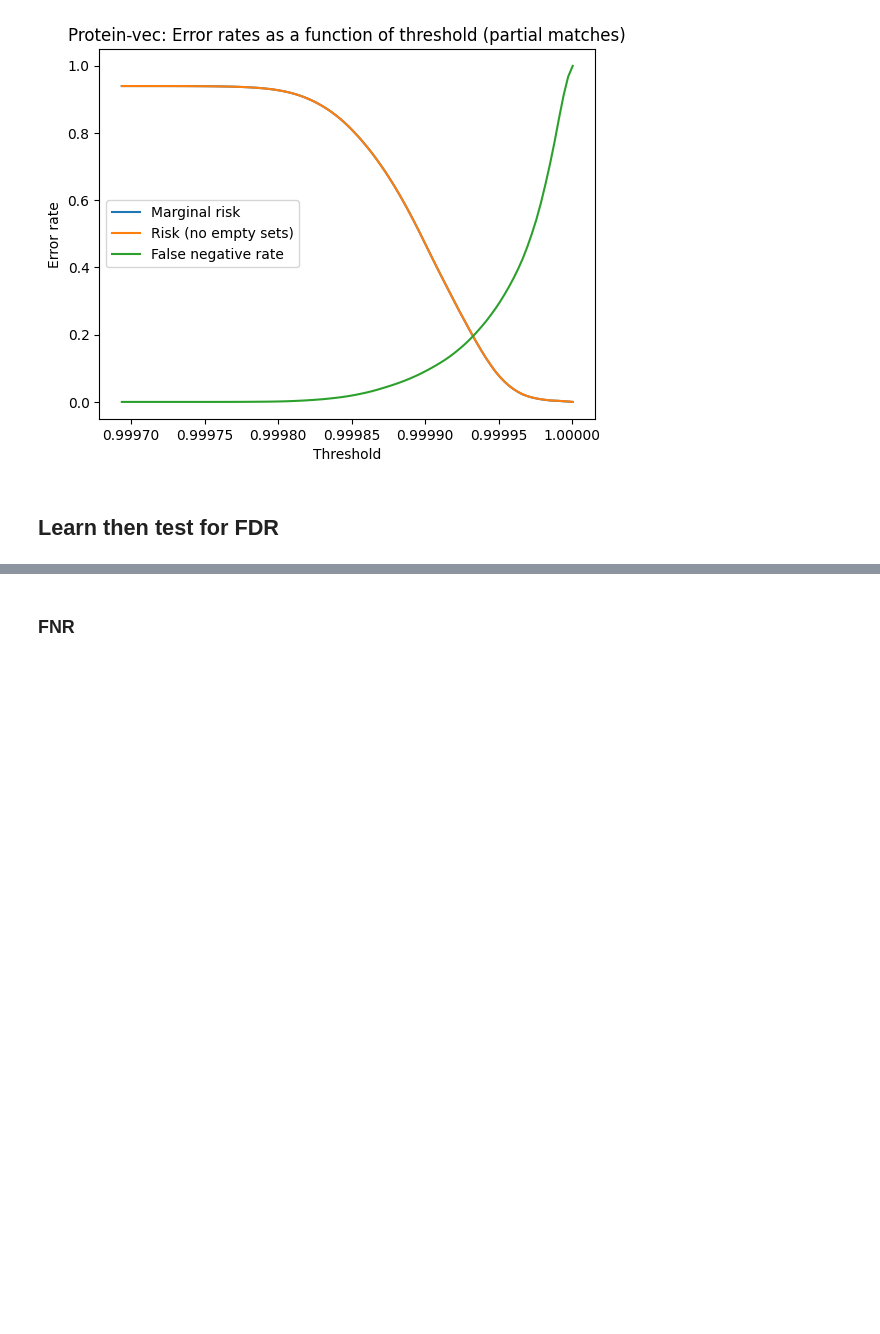
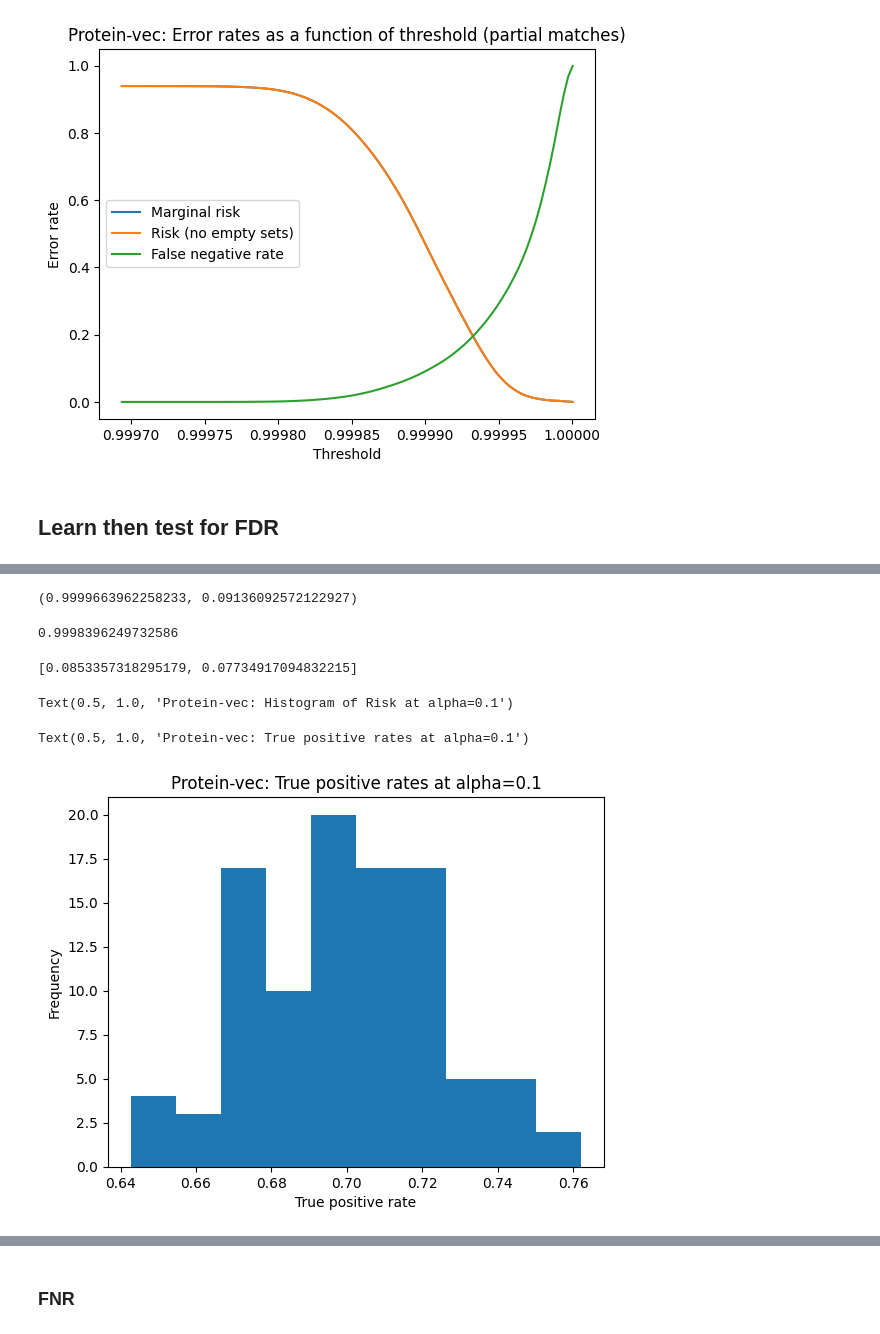
Before and after one commit to ronboger/conformal-protein-retrieval, a Jupyter notebook: pfam/analyze_protein_vec_results.ipynb, the cells around one changed output, grey strips where cells are left out. Saved outputs shown, nothing was run; the diff lists cells and outputs as text; code cells hidden in the pictures; blank space fills up the shorter version.

```diff
--- a/pfam/analyze_protein_vec_results.ipynb
+++ b/pfam/analyze_protein_vec_results.ipynb
@@ -94,0 +93,44 @@ risk: 0.09136092572122927
+# %%
+lhat
+# %% [output]
+(0.9999663962258233, 0.09136092572122927)
+# %%
+lhat
+# %% [output]
+0.9998396249732586
+# %%
+risks = []
+tprs = []
+lhats = []
+fdr_cals = []
+alpha = 0.1
+num_trials = 100
+n_calib = 1000
+for trial in tqdm(range(num_trials)):
+    np.random.shuffle(data)
+    cal_data = data[:n_calib]
+    test_data = data[n_calib:2*n_calib]
+    X_cal, y_cal = get_sims_labels(cal_data, partial=False)
+    X_test, y_test_exact = get_sims_labels(test_data, partial=False)
+    # sims, labels = get_sims_labels(cal_data, partial=False)
+    lhat, fdr_cal = get_thresh_FDR(y_cal, X_cal, alpha, delta=0.5, N=100)
+    fdr_cals.append(fdr_cal)
+    lhats.append(lhat)
+    # print(X_test.shape)
+    # print(y_test_exact.shape)
+    risks.append(risk(X_test, y_test_exact, lhat))
+    tprs.append(calculate_true_positives(X_test, y_test_exact, lhat))
+    # print(lhat)
+# %%
+risks
+# %% [output]
+[0.0853357318295179, 0.07734917094832215]
+Text(0.5, 1.0, 'Protein-vec: Histogram of Risk at alpha=0.1')
+# %%
+plt.hist(np.array(tprs))
+plt.xlabel('True positive rate')
+plt.ylabel('Frequency')
+plt.title(f'Protein-vec: True positive rates at alpha={alpha}')
+# %% [output]
+Text(0.5, 1.0, 'Protein-vec: True positive rates at alpha=0.1')
+[figure, added]
```
Also changed, not shown: parts of 29 cells of this notebook, 1 other file.
